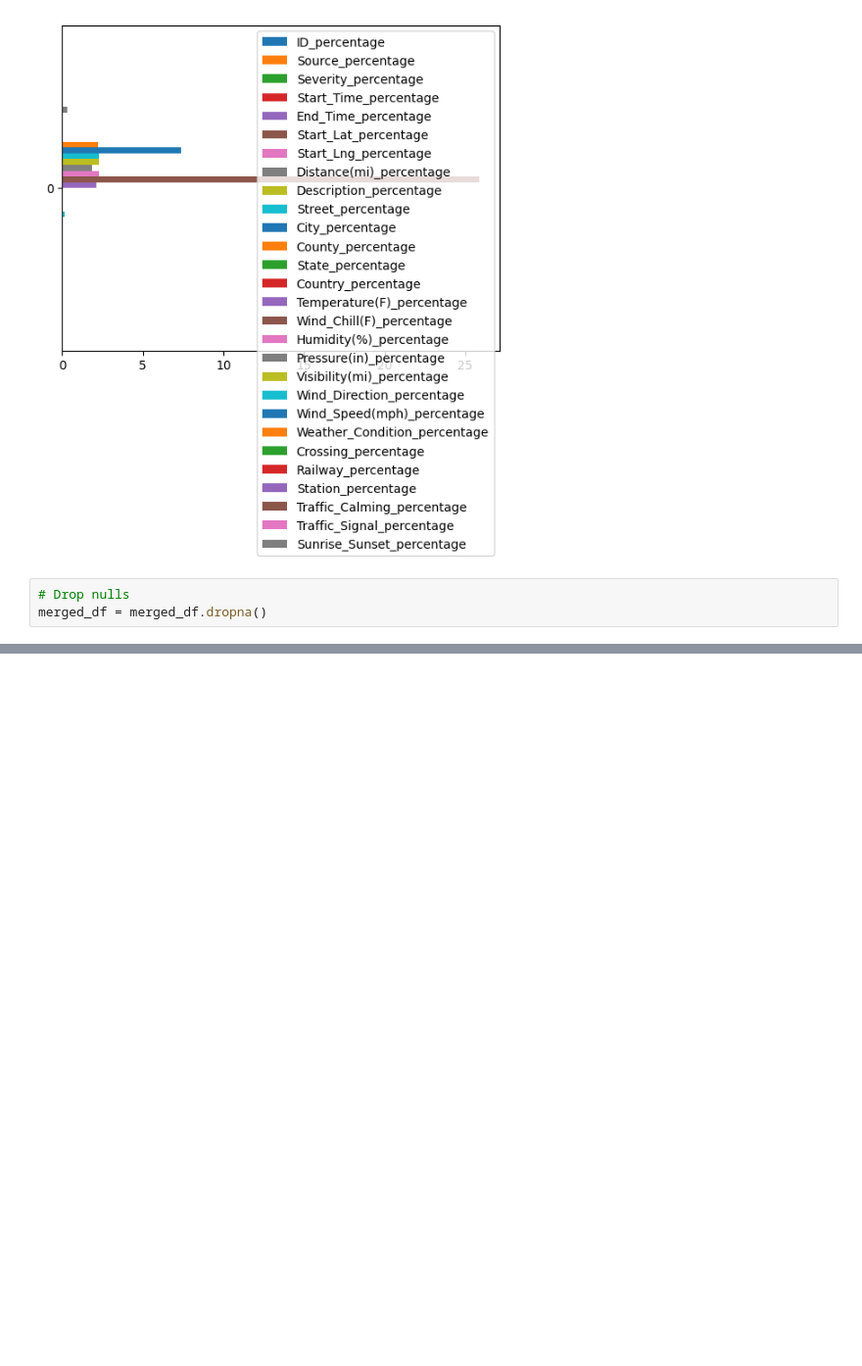
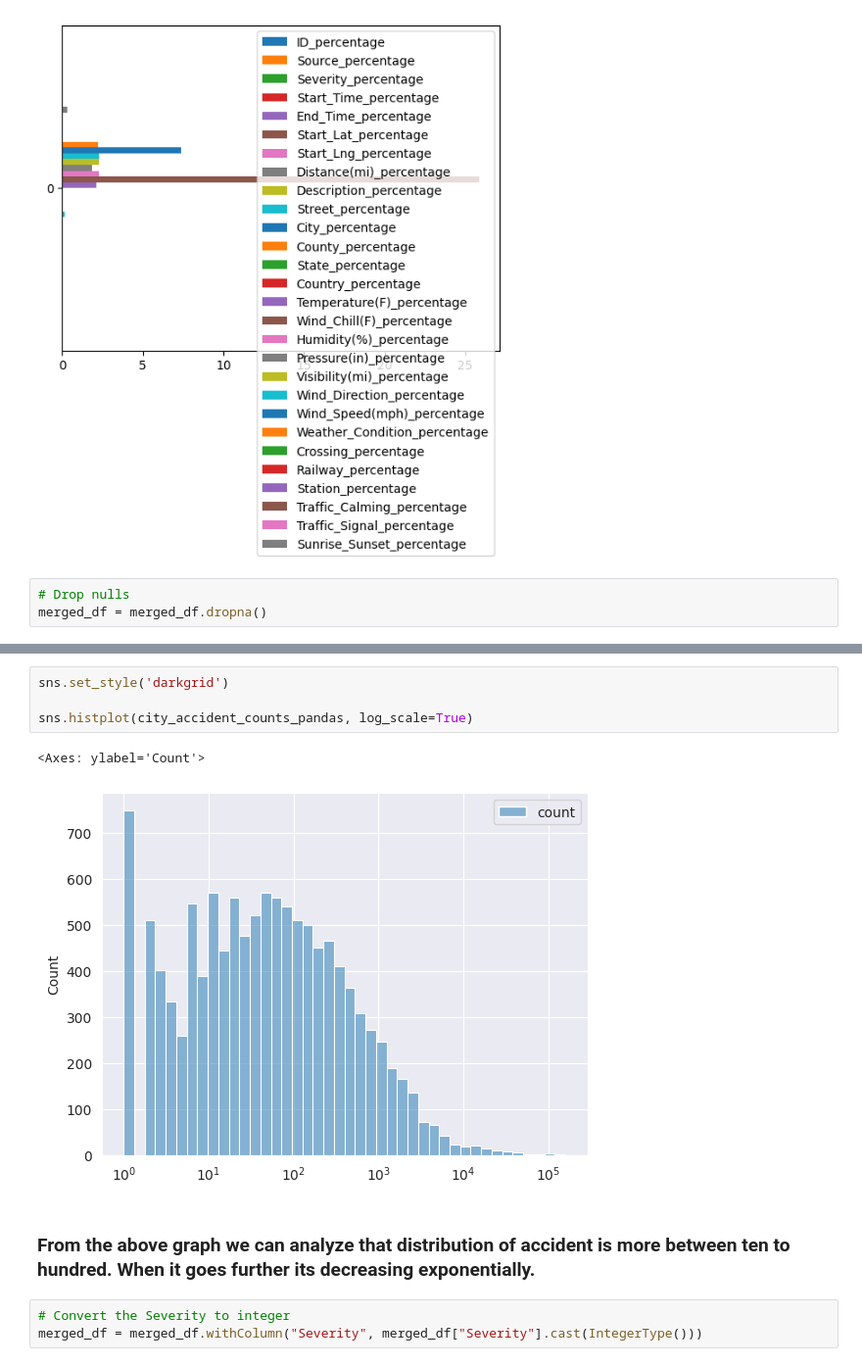
Before and after one commit to ahmedasad236/US-Accidents-Analysis, a Jupyter notebook: spark/EDA.ipynb, the cells around one changed output, grey strips where cells are left out. Shown at 98% size. Drawn from its saved outputs; the diff is of its cells as text; blank space fills up the shorter version.

```diff
--- a/spark/EDA.ipynb
+++ b/spark/EDA.ipynb
@@ -103,0 +206,12 @@ merged_df = merged_df.dropna()
+# %%
+sns.set_style('darkgrid')
+
+sns.histplot(city_accident_counts_pandas, log_scale=True)
+# %% [output]
+<Axes: ylabel='Count'>
+[figure, added]
+# %% [markdown]
+### From the above graph we can analyze that distribution of accident is more between ten to hundred. When it goes further its decreasing exponentially.
+# %%
+# Convert the Severity to integer
+merged_df = merged_df.withColumn("Severity", merged_df["Severity"].cast(IntegerType()))
```
Also changed, not shown: parts of 67 cells of this notebook.
